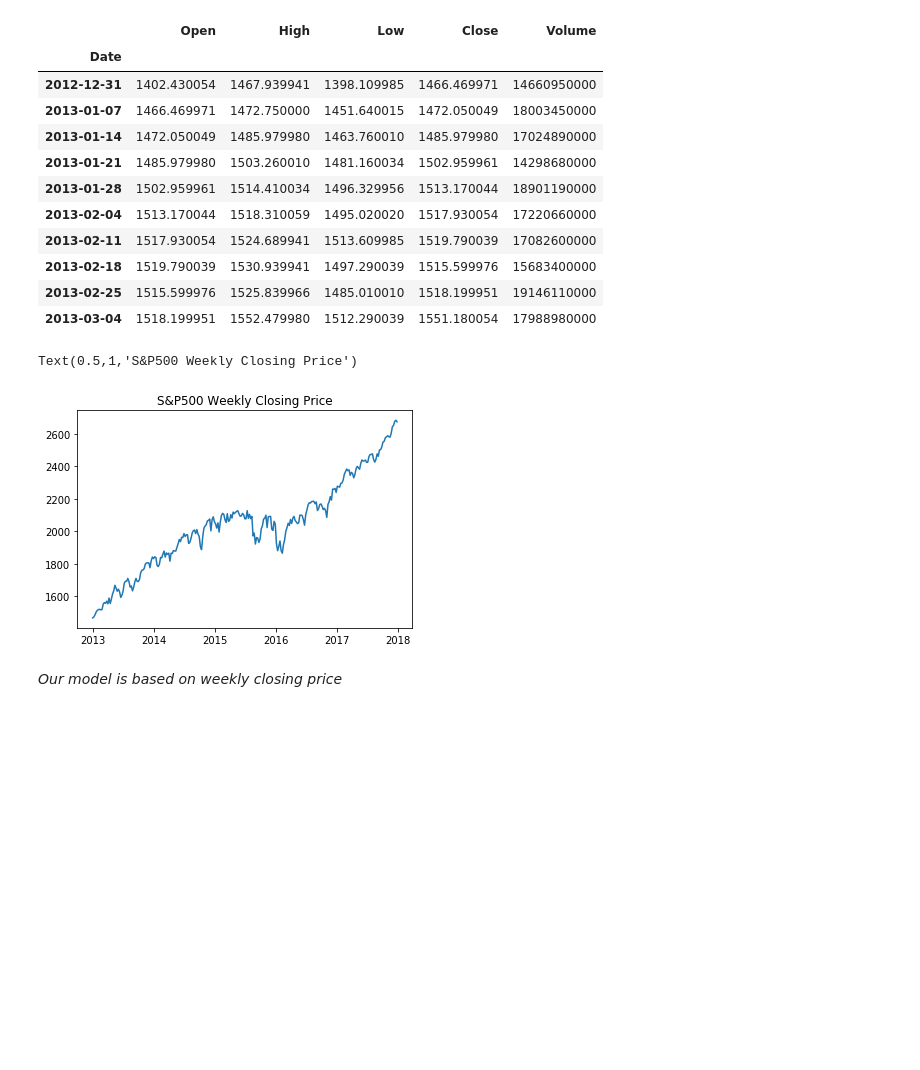
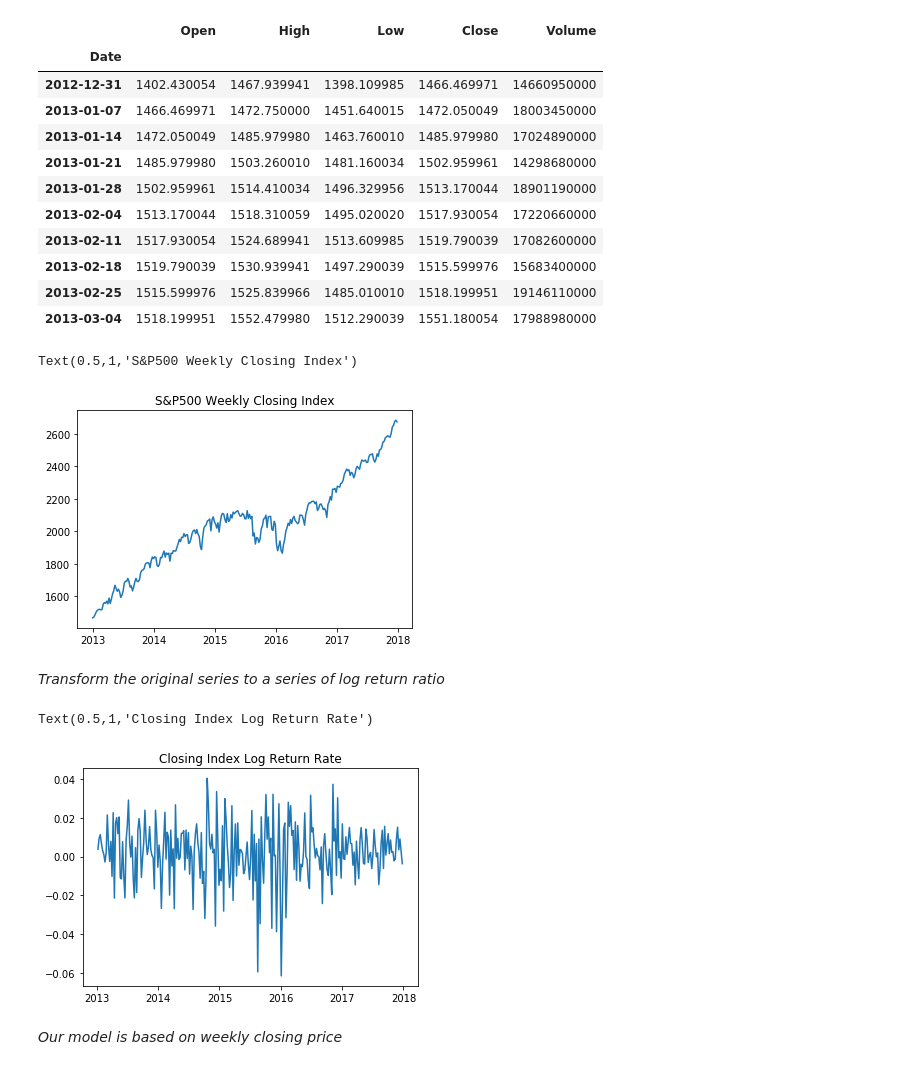
Before and after one commit to charlienew/Finance, a Jupyter notebook: sp500 test.ipynb, the cells around one changed output. Drawn from its saved outputs; the diff is of its cells as text; code cells hidden in the pictures; blank space fills up the shorter version.

```diff
--- a/sp500 test.ipynb
+++ b/sp500 test.ipynb
@@ -64,7 +64,7 @@ df.head(10)
 ts = df['Close']
 # %%
 plt.plot(ts)
-plt.title('S&P500 Weekly Closing Price')
+plt.title('S&P500 Weekly Closing Index')
 # %% [output]
-Text(0.5,1,'S&P500 Weekly Closing Price')
+Text(0.5,1,'S&P500 Weekly Closing Index')
 [figure]
@@ -71,3 +79,11 @@ Text(0.5,1,'S&P500 Weekly Closing Price')
+# %% [markdown]
+*Transform the original series to a series of log return ratio*
+# %%
+plt.plot(tsr)
+plt.title('Closing Index Log Return Rate')
+# %% [output]
+Text(0.5,1,'Closing Index Log Return Rate')
+[figure, added]
 # %% [markdown]
 *Our model is based on weekly closing price*
 # %% [markdown]
```
Also changed, not shown: parts of 17 cells of this notebook.
